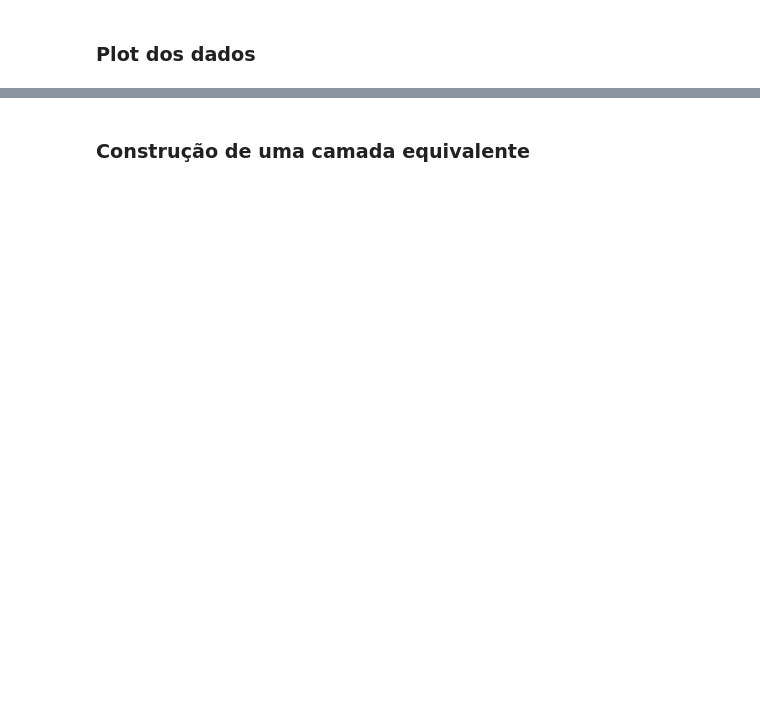
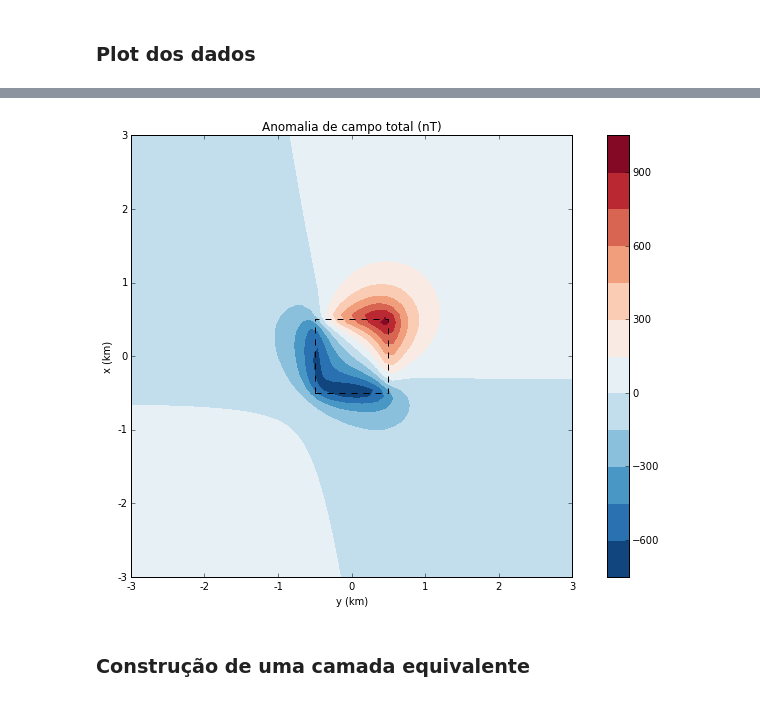
Before and after one commit to birocoles/Disciplina-metodos-potenciais, a Jupyter notebook: Aulas/Camada_equivalente/camada_equivalente_mag.ipynb, the cells around one changed output, grey strips where cells are left out. Cells and saved outputs as stored; diff of their text form; code cells hidden in the pictures; blank space fills up the shorter version.

```diff
--- a/Aulas/Camada_equivalente/camada_equivalente_mag.ipynb
+++ b/Aulas/Camada_equivalente/camada_equivalente_mag.ipynb
@@ -55,11 +55,9 @@ dec = 40. # graus
 incs = inc
 decs = dec
 amps = 3.
-rhos = 2000.
 
 model = [mesher.Prism(-500., 500., -500., 500., 10., 1010., \
-                      {'magnetization': utils.ang2vec(amps, incs, decs),
-                       'density': rhos})]
+                      {'magnetization': utils.ang2vec(amps, incs, decs)})]
 # %%
 # Projeção horizontal dos corpos
 projecao = []
@@ -184,3 +72,22 @@ mpl.show()
+# %%
+mpl.close('all')
+mpl.figure(figsize=(10,7))
+
+mpl.title("Anomalia de campo total (nT)")
+mpl.axis('scaled')
+mpl.contourf(yp, xp, act_aprox, shape, 15, cmap=mpl.get_cmap('RdBu_r'))
+mpl.colorbar()
+for i, sq in enumerate(projecao):
+    mpl.square(sq, style='--k', linewidth=1.0, xy2ne=True)
+mpl.xlabel('y (km)')
+mpl.ylabel('x (km)')
+mpl.m2km()
+
+mpl.tight_layout()
+
+mpl.show()
+# %% [output]
+[figure, added]
 # %% [markdown]
 ### Construção de uma camada equivalente
 # %%
```
Also changed, not shown: parts of 27 cells of this notebook.
